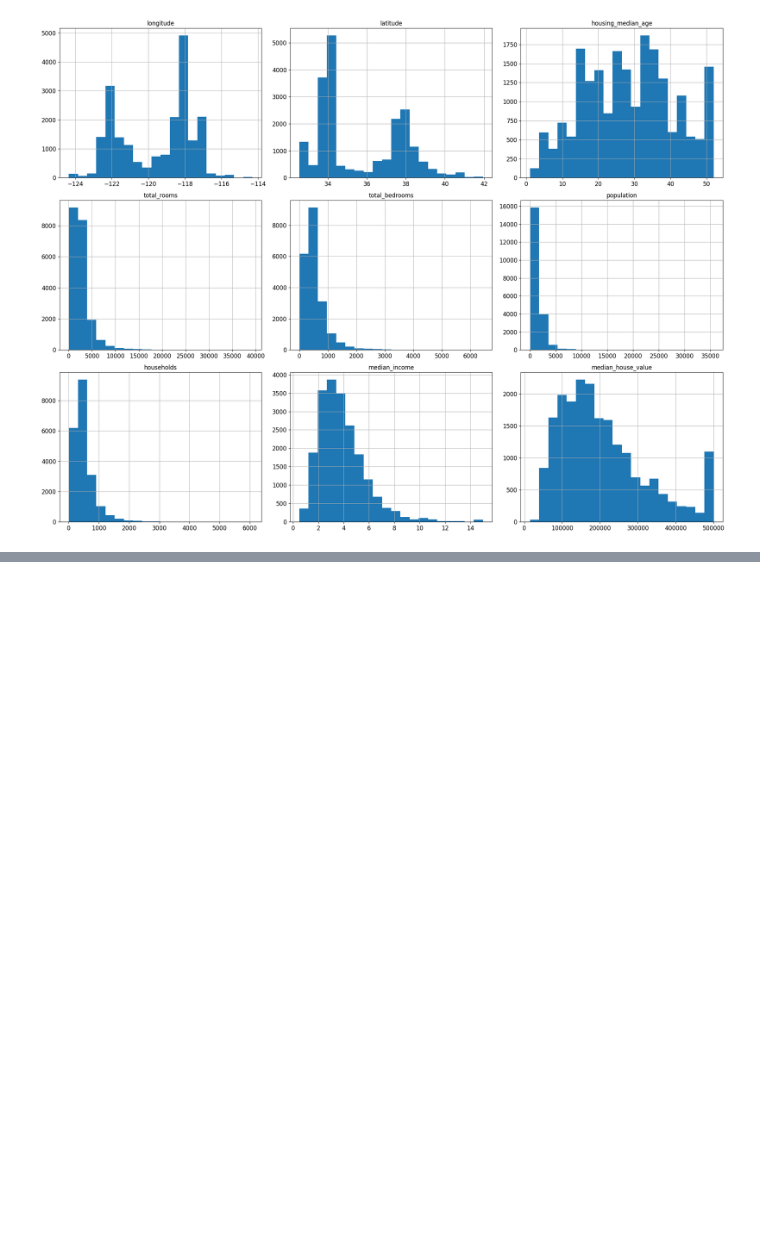
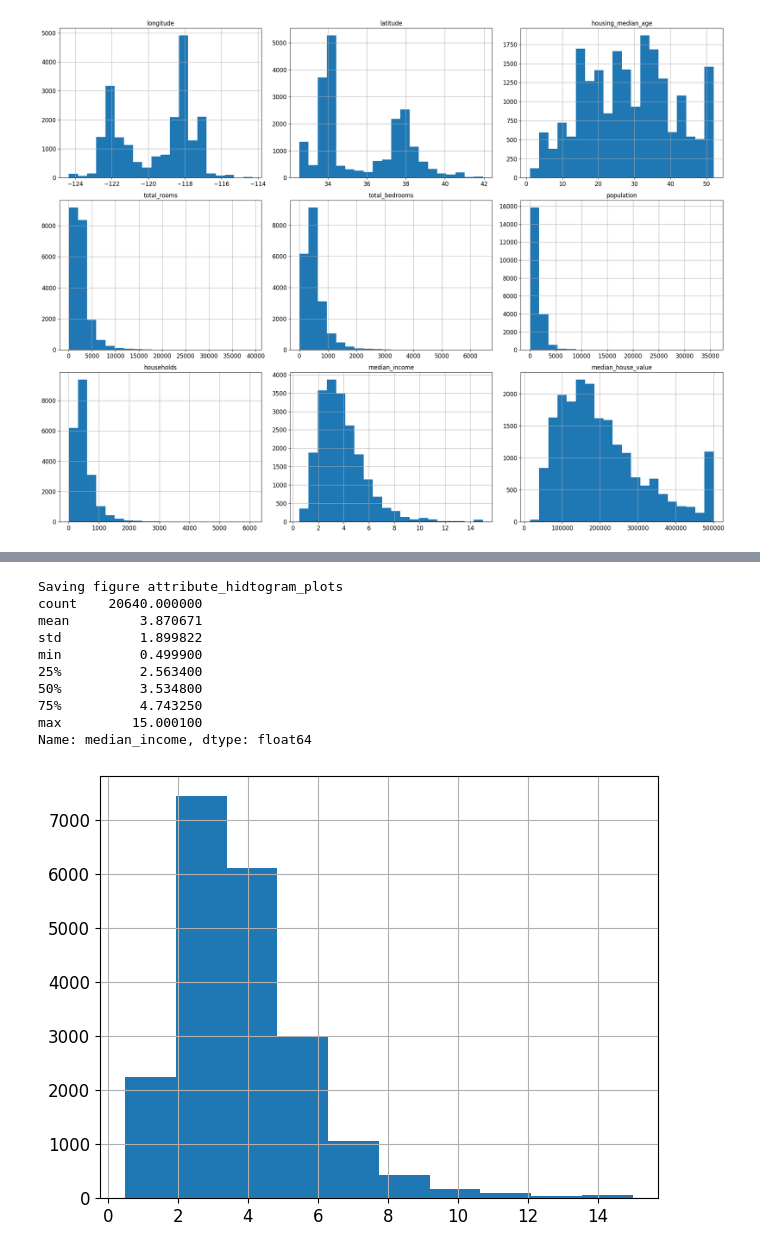
Before and after one commit to GokceSoylu/ML_Course, a Jupyter notebook: HousingPricePrediction.ipynb, the cells around one changed output, grey strips where cells are left out. Cells and saved outputs as stored; diff of their text form; code cells hidden in the pictures; blank space fills up the shorter version.

```diff
--- a/HousingPricePrediction.ipynb
+++ b/HousingPricePrediction.ipynb
@@ -107,0 +94,17 @@ length of train set :  16512  ,  length of test set :  4128
+# %%
+housing["median_income"].hist()
+save_fig("attribute_hidtogram_plots")
+print(housing["median_income"].describe())
+plt.show()
+# %% [output]
+Saving figure attribute_hidtogram_plots
+count    20640.000000
+mean         3.870671
+std          1.899822
+min          0.499900
+25%          2.563400
+50%          3.534800
+75%          4.743250
+max         15.000100
+Name: median_income, dtype: float64
+[figure, added]
```
Also changed, not shown: parts of 18 cells of this notebook, 1 other file.
